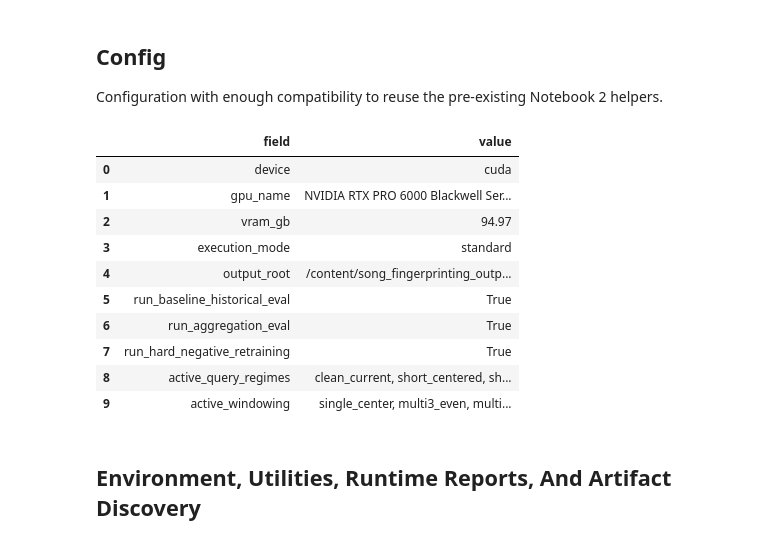
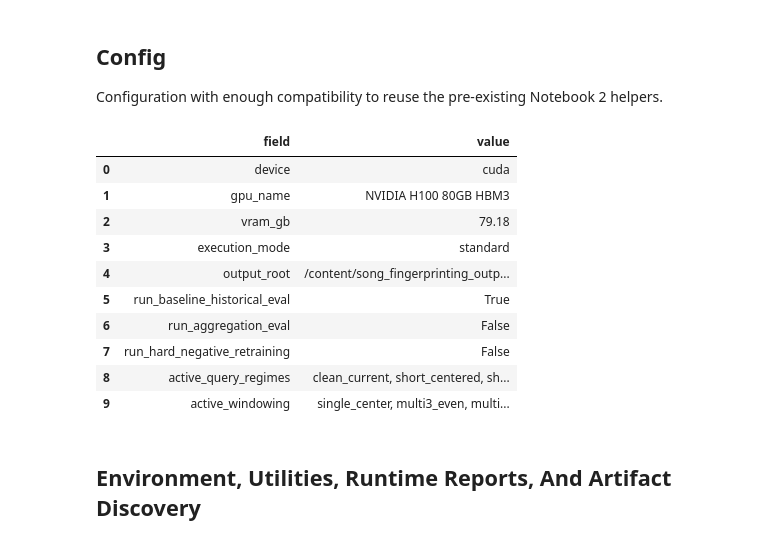
Before and after one commit to Ari-S-123/transformer-fingerprinting, a Jupyter notebook: jupyter-notebooks/04_fma_medium_scaleup_hard_negatives_and_temporal_aggregation.ipynb, the cells around one changed output. Saved outputs shown, nothing was run; the diff lists cells and outputs as text; code cells hidden in the pictures.

```diff
--- a/jupyter-notebooks/04_fma_medium_scaleup_hard_negatives_and_temporal_aggregation.ipynb
+++ b/jupyter-notebooks/04_fma_medium_scaleup_hard_negatives_and_temporal_aggregation.ipynb
@@ -536,8 +536,8 @@ def build_default_config(runtime_info: RuntimeInfo) -> ExperimentConfig:
         run_optional_finetune=False,
         execution_mode="standard",
         run_baseline_historical_eval=True,
-        run_aggregation_eval=True,
-        run_hard_negative_retraining=True,
+        run_aggregation_eval=False,
+        run_hard_negative_retraining=False,
         run_failure_analysis=True,
         run_plot_exports=True,
         run_zip_export=True,
@@ -581,40 +581,40 @@ def build_default_config(runtime_info: RuntimeInfo) -> ExperimentConfig:
         hard_negative_config=hard_negative_config,
         aggregation_config=aggregation_config,
     )
 
 
 RUNTIME_INFO = build_runtime_info()
 NOTEBOOK4_CONFIG = build_default_config(RUNTIME_INFO)
 CONFIG = NOTEBOOK4_CONFIG
 
 for output_directory in CONFIG.paths.all_directories():
     output_directory.mkdir(parents=True, exist_ok=True)
 
 CONFIG_OVERVIEW = pd.DataFrame(
     [
         {"field": "device", "value": str(CONFIG.device)},
         {"field": "gpu_name", "value": RUNTIME_INFO.device_name},
         {"field": "vram_gb", "value": f"{RUNTIME_INFO.total_vram_gb:.2f}"},
         {"field": "execution_mode", "value": CONFIG.execution_mode},
         {"field": "output_root", "value": str(CONFIG.paths.output_root)},
         {"field": "run_baseline_historical_eval", "value": str(CONFIG.run_baseline_historical_eval)},
         {"field": "run_aggregation_eval", "value": str(CONFIG.run_aggregation_eval)},
         {"field": "run_hard_negative_retraining", "value": str(CONFIG.run_hard_negative_retraining)},
         {"field": "active_query_regimes", "value": ", ".join(CONFIG.active_query_regime_names)},
         {"field": "active_windowing", "value": ", ".join(CONFIG.active_windowing_names)},
     ]
 )
 display(CONFIG_OVERVIEW)
 # %% [output]
 |  | field | value |
 | 0 | device | cuda |
-| 1 | gpu_name | NVIDIA RTX PRO 6000 Blackwell Ser... |
-| 2 | vram_gb | 94.97 |
+| 1 | gpu_name | NVIDIA H100 80GB HBM3 |
+| 2 | vram_gb | 79.18 |
 | 3 | execution_mode | standard |
 | 4 | output_root | /content/song_fingerprinting_outp... |
 | 5 | run_baseline_historical_eval | True |
-| 6 | run_aggregation_eval | True |
-| 7 | run_hard_negative_retraining | True |
+| 6 | run_aggregation_eval | False |
+| 7 | run_hard_negative_retraining | False |
 | 8 | active_query_regimes | clean_current, short_centered, sh... |
 | 9 | active_windowing | single_center, multi3_even, multi... |
 # %% [markdown]
```
Also changed, not shown: parts of 8 cells of this notebook, 27 other files.
